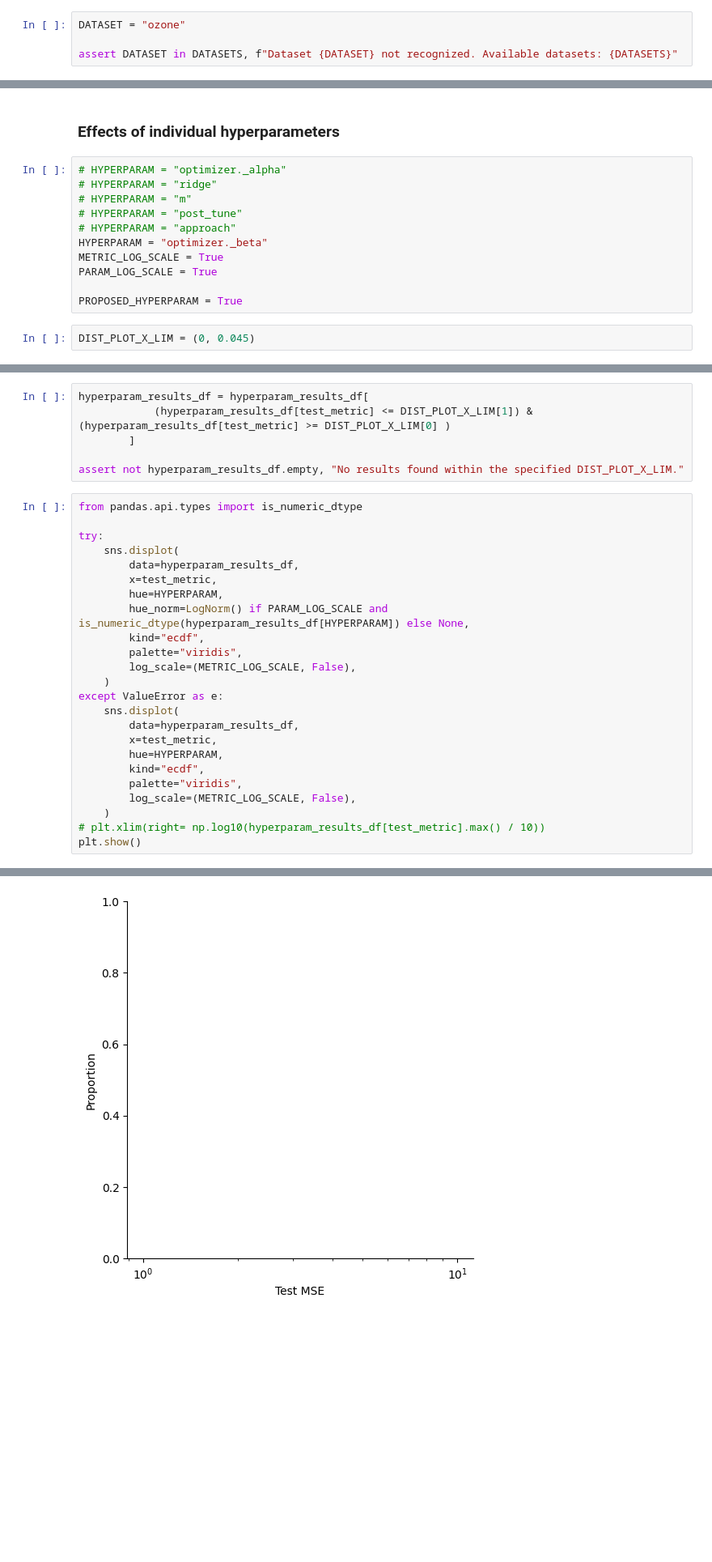
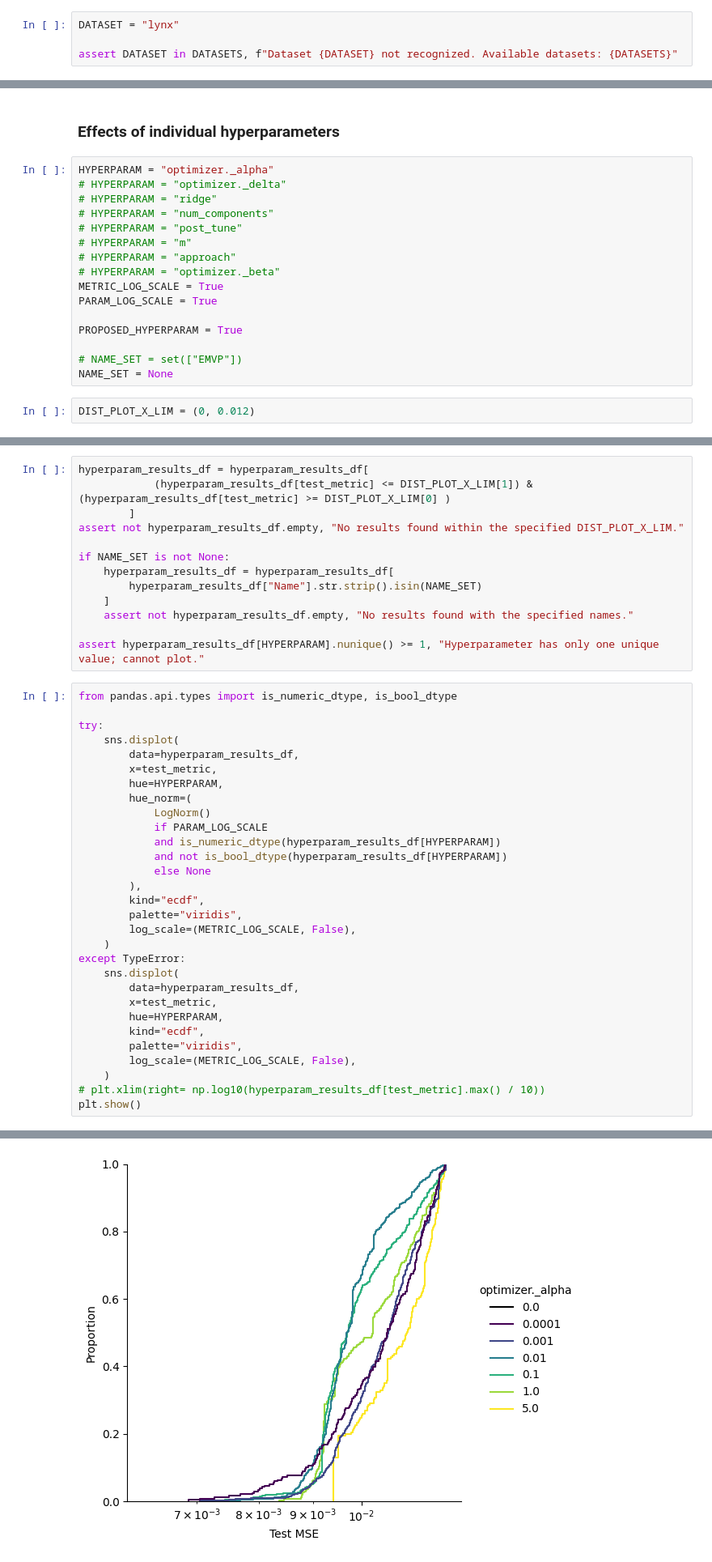
Before and after one commit to lichterberci/rbfar-ols, a Jupyter notebook: experiments.ipynb, the cells around one changed output, grey strips where cells are left out. Shown at 81% size. Drawn from its saved outputs; the diff is of its cells as text; blank space fills up the shorter version.

```diff
--- a/experiments.ipynb
+++ b/experiments.ipynb
@@ -26,7 +26,7 @@ import rdatasets
 # %%
 DATASETS = set(["lynx", "ozone"])
 # %%
-DATASET = "ozone"
+DATASET = "lynx"
 
 assert DATASET in DATASETS, f"Dataset {DATASET} not recognized. Available datasets: {DATASETS}"
 # %%
@@ -572,18 +575,23 @@ plt.show()
 # %% [markdown]
 ### Effects of individual hyperparameters
 # %%
-# HYPERPARAM = "optimizer._alpha"
+HYPERPARAM = "optimizer._alpha"
+# HYPERPARAM = "optimizer._delta"
 # HYPERPARAM = "ridge"
+# HYPERPARAM = "num_components"
+# HYPERPARAM = "post_tune"
 # HYPERPARAM = "m"
-# HYPERPARAM = "post_tune"
 # HYPERPARAM = "approach"
-HYPERPARAM = "optimizer._beta"
+# HYPERPARAM = "optimizer._beta"
 METRIC_LOG_SCALE = True
 PARAM_LOG_SCALE = True
 
 PROPOSED_HYPERPARAM = True
+
+# NAME_SET = set(["EMVP"])
+NAME_SET = None
 # %%
-DIST_PLOT_X_LIM = (0, 0.045)
+DIST_PLOT_X_LIM = (0, 0.012)
 # %%
 
 hyperparam_values = (
@@ -606,22 +614,35 @@ hyperparam_results_df[HYPERPARAM] = list(hyperparam_values)
 hyperparam_results_df = hyperparam_results_df[
             (hyperparam_results_df[test_metric] <= DIST_PLOT_X_LIM[1]) & (hyperparam_results_df[test_metric] >= DIST_PLOT_X_LIM[0] )
         ]
+assert not hyperparam_results_df.empty, "No results found within the specified DIST_PLOT_X_LIM."
 
-assert not hyperparam_results_df.empty, "No results found within the specified DIST_PLOT_X_LIM."
+if NAME_SET is not None:
+    hyperparam_results_df = hyperparam_results_df[
+        hyperparam_results_df["Name"].str.strip().isin(NAME_SET)
+    ]
+    assert not hyperparam_results_df.empty, "No results found with the specified names."
+
+assert hyperparam_results_df[HYPERPARAM].nunique() >= 1, "Hyperparameter has only one unique value; cannot plot."
 # %%
-from pandas.api.types import is_numeric_dtype
+from pandas.api.types import is_numeric_dtype, is_bool_dtype
 
 try:
     sns.displot(
         data=hyperparam_results_df,
         x=test_metric,
         hue=HYPERPARAM,
-        hue_norm=LogNorm() if PARAM_LOG_SCALE and is_numeric_dtype(hyperparam_results_df[HYPERPARAM]) else None,
+        hue_norm=(
+            LogNorm()
+            if PARAM_LOG_SCALE
+            and is_numeric_dtype(hyperparam_results_df[HYPERPARAM])
+            and not is_bool_dtype(hyperparam_results_df[HYPERPARAM])
+            else None
+        ),
         kind="ecdf",
         palette="viridis",
         log_scale=(METRIC_LOG_SCALE, False),
     )
-except ValueError as e:
+except TypeError:
     sns.displot(
         data=hyperparam_results_df,
         x=test_metric,
@@ -637,4 +657,4 @@ TypeError: 'NoneType' object is not iterable
-[figure, old version]
+[figure, new version]
 # %% [markdown]
 ### Control models
 # %%
```
Also changed, not shown: parts of 12 cells of this notebook, 1 other file.
